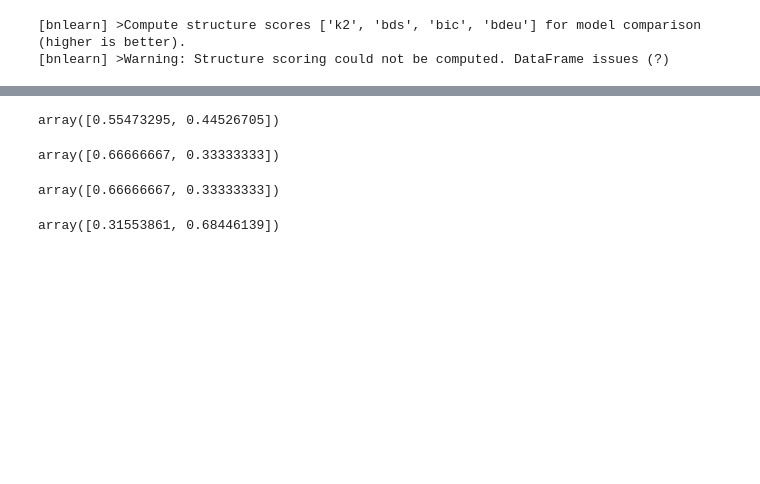
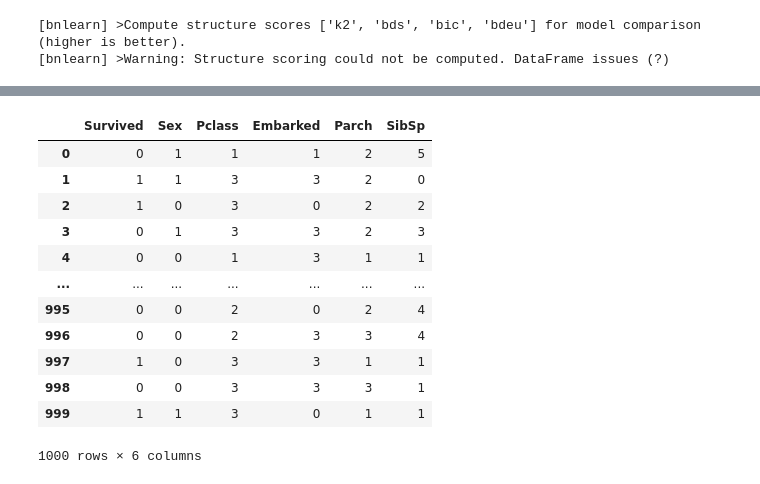
Before and after one commit to rugonzs/FLAI, a Jupyter notebook: Using FLAI for causal.ipynb, the cells around one changed output, grey strips where cells are left out. Drawn from its saved outputs; the diff is of its cells as text; code cells hidden in the pictures; blank space fills up the shorter version.

```diff
--- a/Using FLAI for causal.ipynb
+++ b/Using FLAI for causal.ipynb
@@ -165,25 +111,18 @@ array([0.74626866, 0.25373134])
-# %%
-infer.query(variables=['Survived'], do={'Pclass':3,
-                                'Embarked':1,
-                                'Sex':1,
-                                'SibSp':5,
-                                'Parch':2}).values
-# %% [output]
-array([0.55473295, 0.44526705])
-# %%
-infer.query(variables=['Survived'], do={'Pclass':3,
-                                'Embarked':1,
-                                'Sex':1,
-                                'SibSp':5,
-                                'Parch':2}, evidence={
-                                'Sex':1}, inference_algo='ve').values
-# %% [output]
-array([0.66666667, 0.33333333])
-# %%
-infer.query( variables=['Survived'],do={'Sex':1}).values
-# %% [output]
-array([0.66666667, 0.33333333])
-# %%
-infer.query(variables=['Sex'],evidence={'Survived' : 0}).values
-# %% [output]
-array([0.31553861, 0.68446139])
+# %%
+flai_dataset_fair = flai_graph.generate_dataset(n_samples = 1000, methodtype = 'bayes')
+# %%
+flai_dataset_fair.data
+# %% [output]
+|  | Survived | Sex | Pclass | Embarked | Parch | SibSp |
+| 0 | 0 | 1 | 1 | 1 | 2 | 5 |
+| 1 | 1 | 1 | 3 | 3 | 2 | 0 |
+| 2 | 1 | 0 | 3 | 0 | 2 | 2 |
+| 3 | 0 | 1 | 3 | 3 | 2 | 3 |
+| 4 | 0 | 0 | 1 | 3 | 1 | 1 |
+| ... | ... | ... | ... | ... | ... | ... |
+| 995 | 0 | 0 | 2 | 0 | 2 | 4 |
+| 996 | 0 | 0 | 2 | 3 | 3 | 4 |
+| 997 | 1 | 0 | 3 | 3 | 1 | 1 |
+| 998 | 0 | 0 | 3 | 3 | 3 | 1 |
+| 999 | 1 | 1 | 3 | 0 | 1 | 1 |
+1000 rows × 6 columns
```
Also changed, not shown: parts of 19 cells of this notebook, 6 other files.
